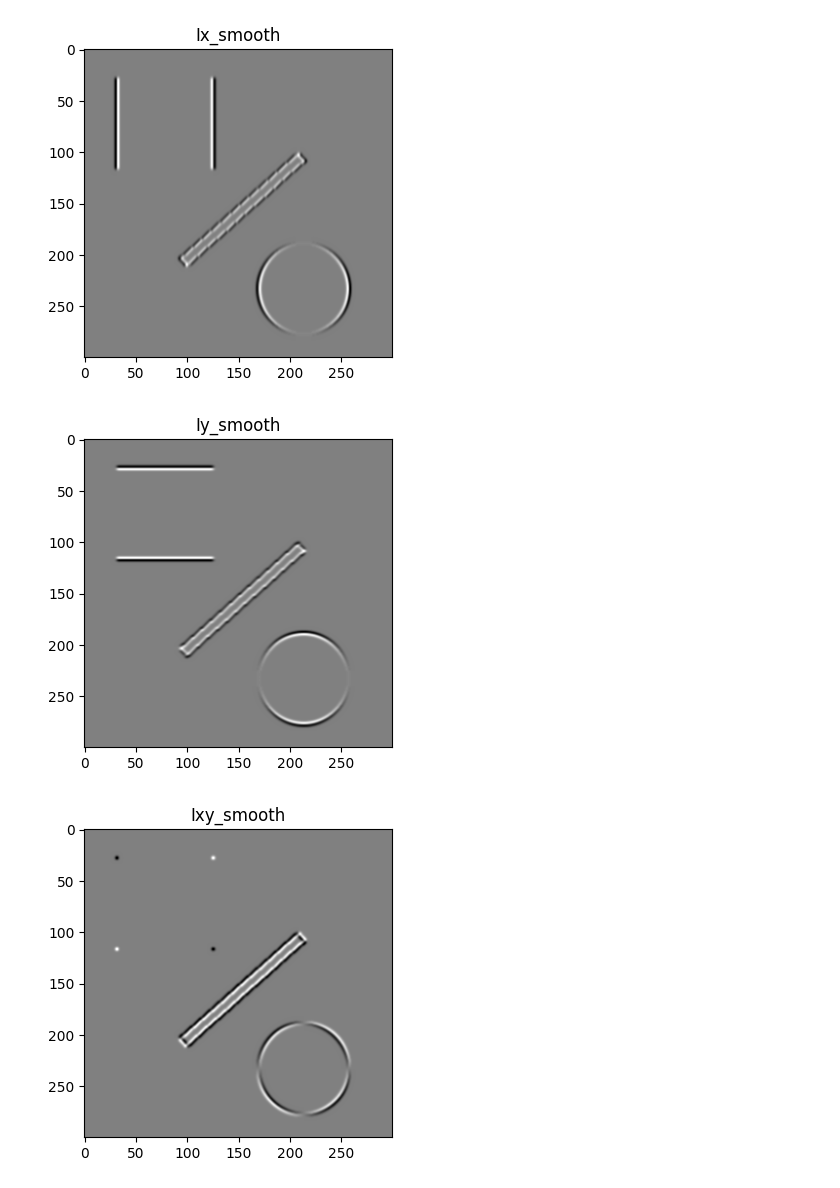
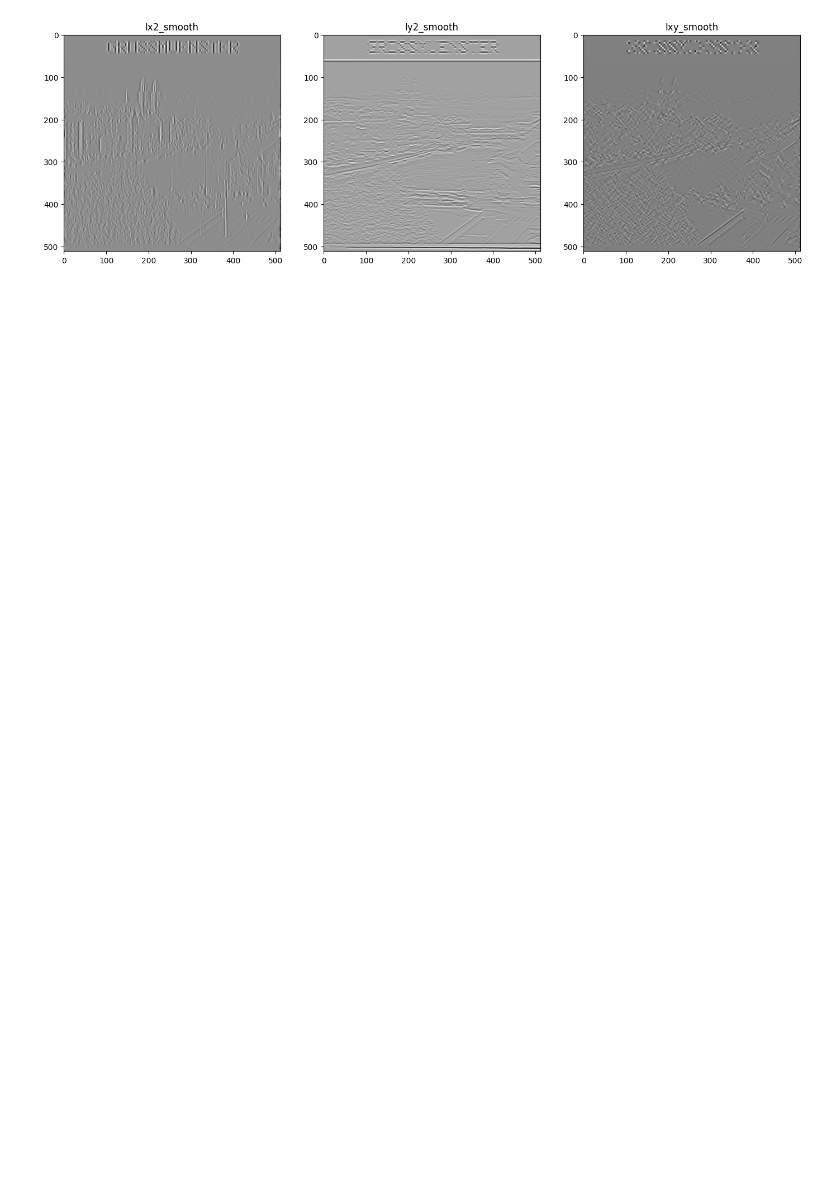
Before and after one commit to MurphLaws/Exp, a Jupyter notebook: IVP/TP1-Image.ipynb, the cells around one changed output. Saved outputs shown, nothing was run; the diff lists cells and outputs as text; code cells hidden in the pictures; blank space fills up the shorter version.

```diff
--- a/IVP/TP1-Image.ipynb
+++ b/IVP/TP1-Image.ipynb
@@ -43,7 +43,8 @@ from scipy.ndimage import convolve
 from scipy.signal import convolve2d
 
 
-I = load_image('CircleLineRect.png', as_gray=True, as_float=False)
+I = load_image('zurlim.png', as_gray=True, as_float=False)
+
 #step 1 smoothing of the image
 
 kernel_size = 5
@@ -59,8 +60,8 @@ Gaussien_filter_6 = convolve2d(I, kernel, mode='same', boundary='wrap')
 
 
 # defining Ix and Iy
-vertical_sobel = np.array([[-1, 0, 1], [-2, 0, 2], [-1, 0, 1]], dtype=np.float32)
-horizontal_sobel = np.array([[-1, -2, -1], [0, 0, 0], [1, 2, 1]], dtype=np.float32)
+vertical_sobel = np.array([[-1, 0, 1], [-2, 0, 2], [-1, 0, 1]], dtype=float)
+horizontal_sobel = np.array([[-1, -2, -1], [0, 0, 0], [1, 2, 1]], dtype=float)
 
 Ix = convolve2d(I, vertical_sobel, mode='same', boundary='wrap')
 Iy = convolve2d(I, horizontal_sobel, mode='same', boundary='wrap')
@@ -77,11 +78,11 @@ Iy2 = convolve2d(Iy, horizontal_sobel, mode='same', boundary='wrap')
 Ixy = convolve2d(Ix, horizontal_sobel, mode='same', boundary='wrap')
 
 
-display_image(I, as_gray=True, title='Original Image')
-display_image(Ix, as_gray=True, title='Ix')
-display_image(Iy, as_gray=True, title='Iy')
-display_image(gradient_magnitude, as_gray=True, title='gradient_magnitude')
-display_image(Ix2, as_gray=True, title='Ix2')
-display_image(Iy2, as_gray=True, title='Iy2')
-display_image(Ixy, as_gray=True, title='Ixy')
+
+plt.figure(figsize=(17, 8))
+
+plt.subplot(131), plt.imshow(I, cmap='gray'), plt.title('Original Image')
+plt.subplot(132), plt.imshow(Ix, cmap='gray'), plt.title('Ix')
+plt.subplot(133), plt.imshow(Iy, cmap='gray'), plt.title('Iy')
+plt.show()
 # %% [output]
@@ -95,17 +90,26 @@ display_image(Ixy, as_gray=True, title='Ixy')
 # %%
 #Smooth version of the partial derivatives
 sigma = 1
 Ix2_smooth = ndimage.gaussian_filter(Ix2, sigma)
 Iy2_smooth = ndimage.gaussian_filter(Iy2, sigma)
 Ixy_smooth = ndimage.gaussian_filter(Ixy, sigma)
 
-display_image(Ix2_smooth, as_gray=True, title='Ix_smooth')
-display_image(Iy2_smooth, as_gray=True, title='Iy_smooth')
-display_image(Ixy_smooth, as_gray=True, title='Ixy_smooth')
+#display_image(Ix2_smooth, as_gray=True, title='Ix_smooth')
+#display_image(Iy2_smooth, as_gray=True, title='Iy_smooth')
+#display_image(Ixy_smooth, as_gray=True, title='Ixy_smooth')
+
+
+
+
+plt.figure(figsize=(17, 8))
+
+plt.subplot(131), plt.imshow(Ix2_smooth, cmap='gray'), plt.title('Ix2_smooth')
+plt.subplot(132), plt.imshow(Iy2_smooth, cmap='gray'), plt.title('Iy2_smooth')
+plt.subplot(133), plt.imshow(Ixy_smooth, cmap='gray'), plt.title('Ixy_smooth')
+
+plt.show()
 # %% [output]
-[figure, old version]
+[figure, new version]
-[figure, removed]
-[figure, removed]
 # %%
 
 #Define a function for getting the autocorrelation matrix at aa given pixel (i,j)
```
Also changed, not shown: parts of 3 cells of this notebook, 2 other files.
